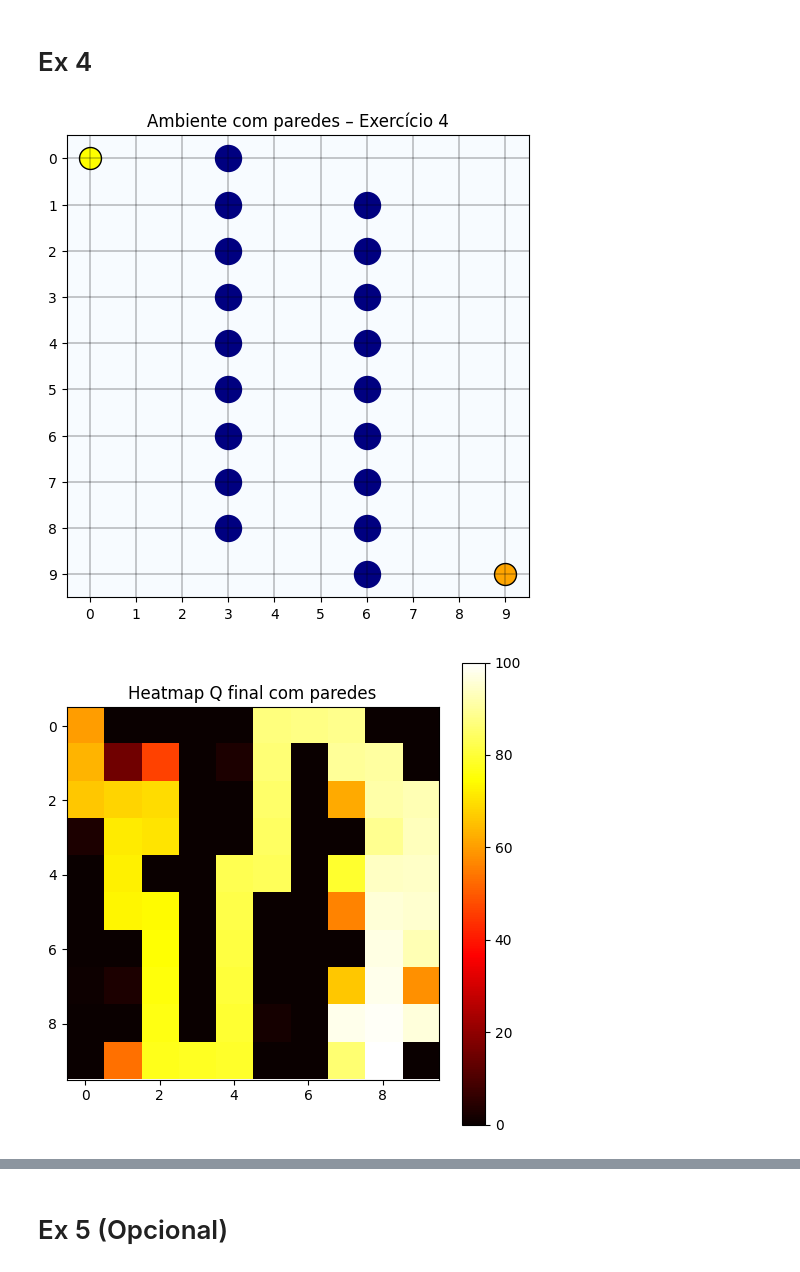
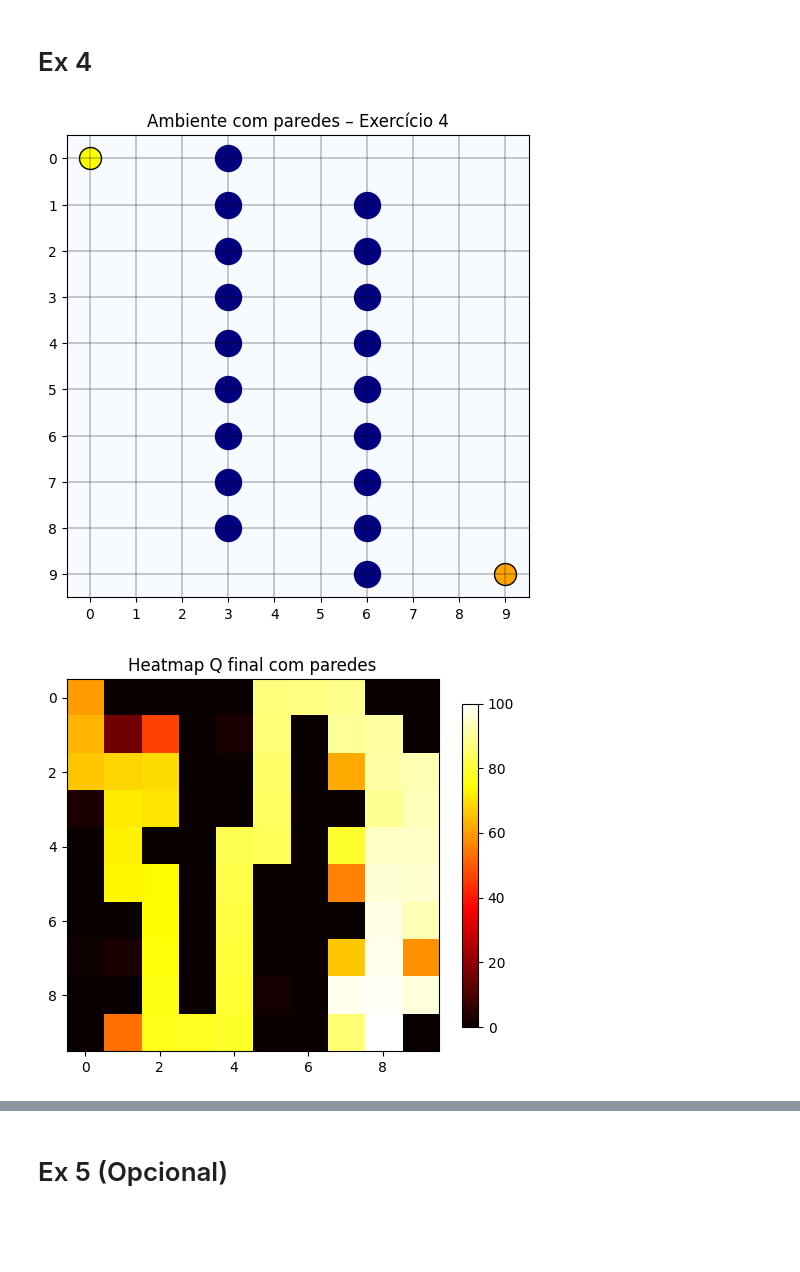
Before and after one commit to jpnoa1/IAA, a Jupyter notebook: lab4/ex2_1.ipynb, the cells around one changed output, grey strips where cells are left out. Drawn from its saved outputs; the diff is of its cells as text; code cells hidden in the pictures; blank space fills up the shorter version.

```diff
--- a/lab4/ex2_1.ipynb
+++ b/lab4/ex2_1.ipynb
@@ -715,35 +715,35 @@ def draw_environment_ex4():
     plt.grid(color="black", linewidth=0.3)
     plt.title("Ambiente com paredes – Exercício 4")
     plt.show()
 
 # Executar tudo
 random.seed(10)
 np.random.seed(10)
 
 draw_environment_ex4()
 rewards_walls, Q_walls_final = train_q_learning_walls_progressive()
 
 # Heatmap final
 max_q_final = Q_walls_final.max(axis=1).reshape((GRID_ROWS, GRID_COLS))
 plt.figure(figsize=(6,6))
 plt.imshow(max_q_final, origin="upper", cmap="hot", vmin=0, vmax=100)
-plt.colorbar()
+plt.colorbar(shrink=0.7)
 plt.title("Heatmap Q final com paredes")
 plt.show()
 
 # Gráfico da recompensa
 mean_r = rewards_walls.mean(axis=0)
 std_r = rewards_walls.std(axis=0)
 plt.figure(figsize=(7,5))
 plt.errorbar(CHECKPOINTS, mean_r, yerr=std_r, fmt="-o")
 plt.grid(True)
 plt.xlabel("Passos de treino")
 plt.ylabel("Recompensa média")
 plt.title("Evolução da recompensa – Exercício 4")
 plt.show()
 # %% [output]
 [figure]
-[figure, old version]
+[figure, new version]
 [figure]
 # %% [markdown]
 # Ex 5 (Opcional)
```
Also changed, not shown: parts of 9 cells of this notebook.
